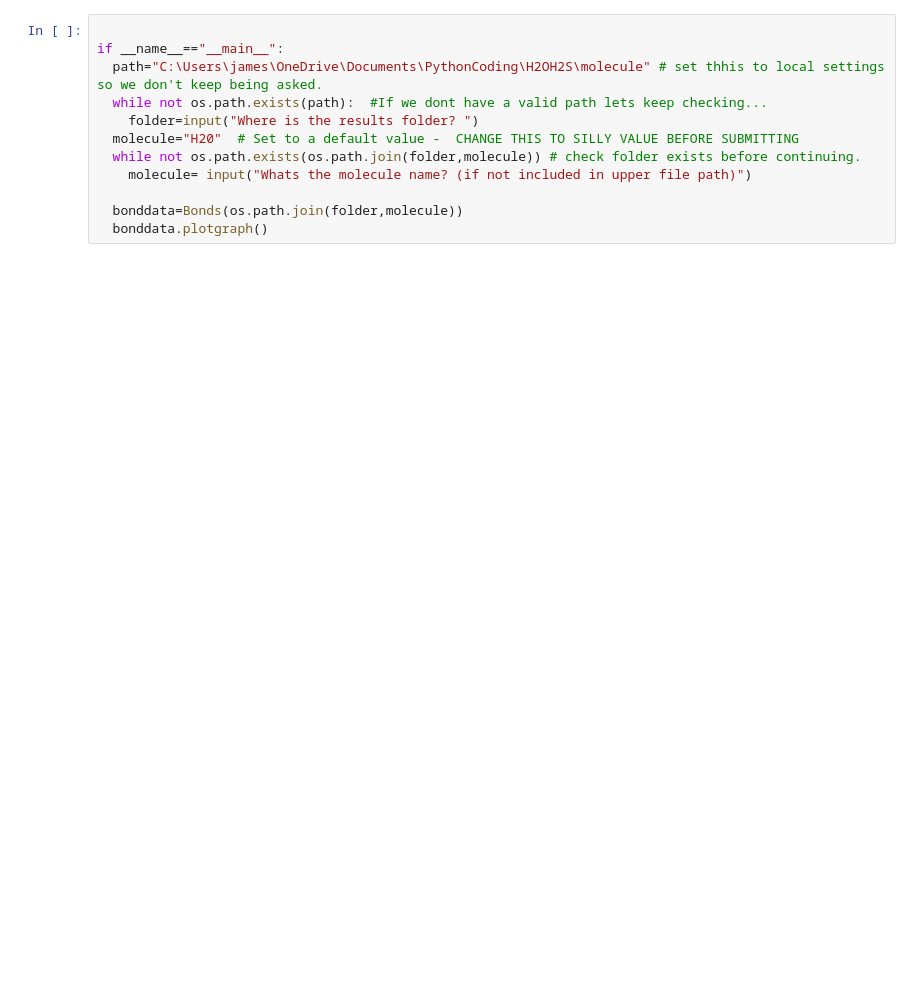
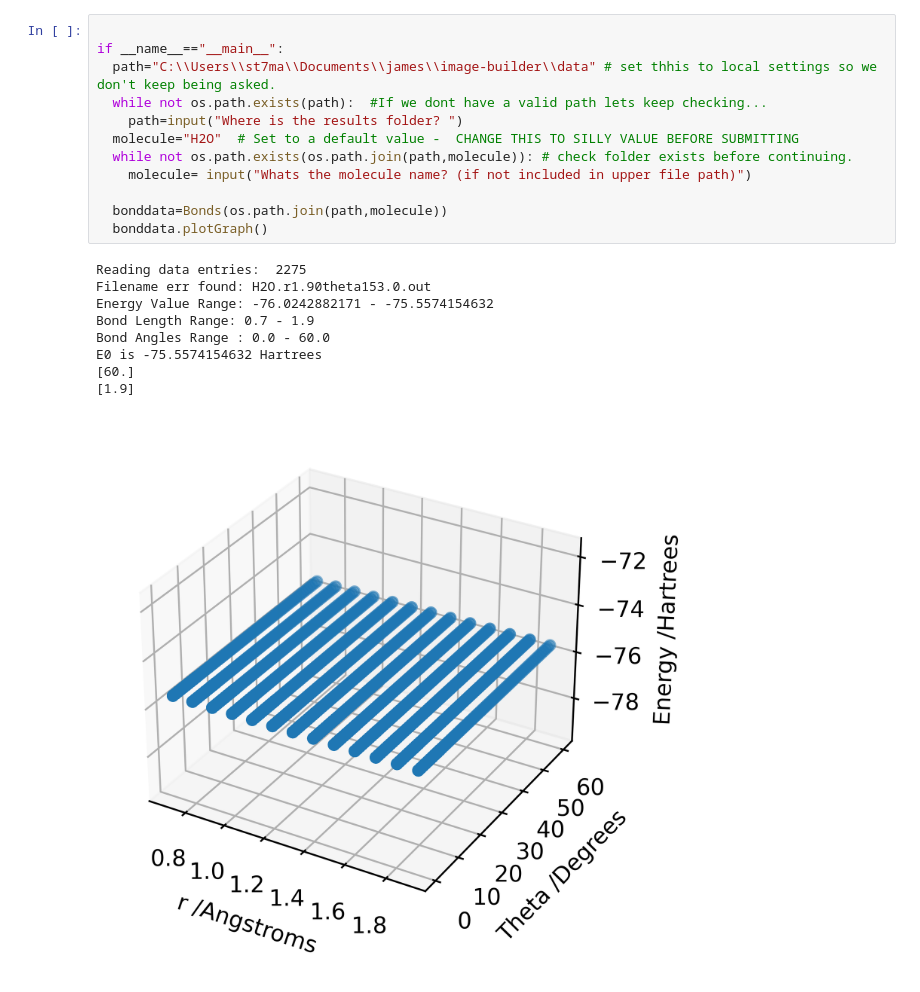
Before and after one commit to st7ma784/image-builder, a Jupyter notebook: Jamescode_v3.ipynb, the cells around one changed output. Saved outputs shown, nothing was run; the diff lists cells and outputs as text; blank space fills up the shorter version.

```diff
--- a/Jamescode_v3.ipynb
+++ b/Jamescode_v3.ipynb
@@ -109,12 +91,22 @@ class Bonds():
 # %%
 
 if __name__=="__main__":
-  path="C:\Users\james\OneDrive\Documents\PythonCoding\H2OH2S\molecule" # set thhis to local settings so we don't keep being asked.
+  path="C:\\Users\\st7ma\\Documents\\james\\image-builder\\data" # set thhis to local settings so we don't keep being asked.
   while not os.path.exists(path):  #If we dont have a valid path lets keep checking...
-    folder=input("Where is the results folder? ")
-  molecule="H20"  # Set to a default value -  CHANGE THIS TO SILLY VALUE BEFORE SUBMITTING
-  while not os.path.exists(os.path.join(folder,molecule)) # check folder exists before continuing.
+    path=input("Where is the results folder? ")
+  molecule="H2O"  # Set to a default value -  CHANGE THIS TO SILLY VALUE BEFORE SUBMITTING
+  while not os.path.exists(os.path.join(path,molecule)): # check folder exists before continuing.
     molecule= input("Whats the molecule name? (if not included in upper file path)")
 
-  bonddata=Bonds(os.path.join(folder,molecule))
-  bonddata.plotgraph()
+  bonddata=Bonds(os.path.join(path,molecule))
+  bonddata.plotGraph()
+# %% [output]
+Reading data entries:  2275
+Filename err found: H2O.r1.90theta153.0.out
+Energy Value Range: -76.0242882171 - -75.5574154632
+Bond Length Range: 0.7 - 1.9
+Bond Angles Range : 0.0 - 60.0
+E0 is -75.5574154632 Hartrees
+[60.]
+[1.9]
+[figure, added]
```
Also changed, not shown: parts of 1 cell of this notebook, 1 other file.
